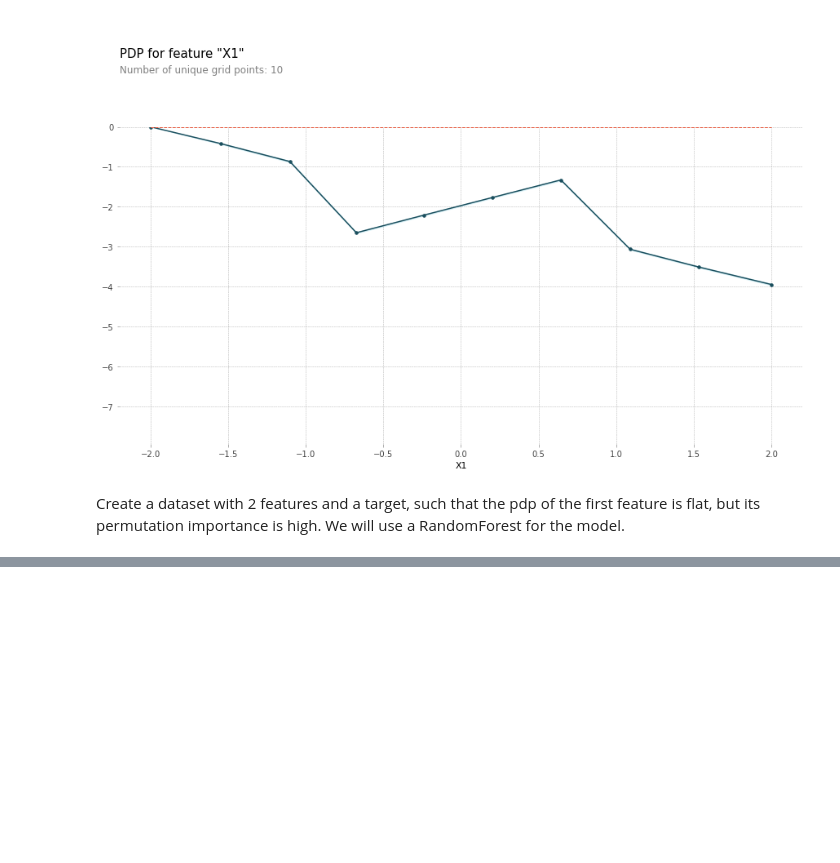
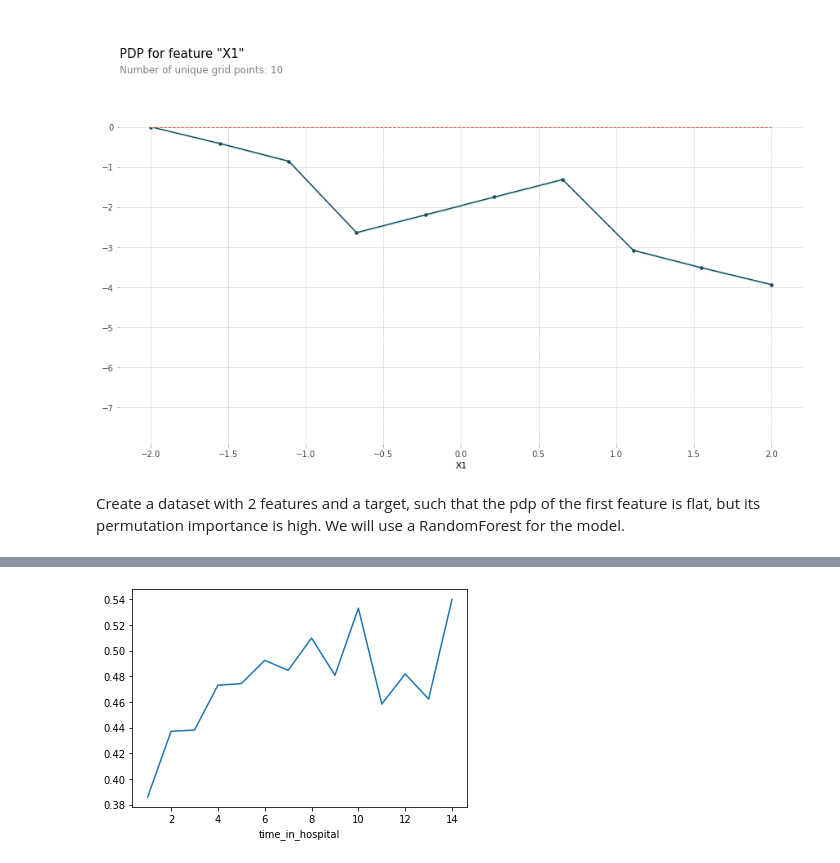
Before and after one commit to chelynl/Machine_Learning, a Jupyter notebook: ML_Explainability.ipynb, the cells around one changed output, grey strips where cells are left out. Drawn from its saved outputs; the diff is of its cells as text; code cells hidden in the pictures; blank space fills up the shorter version.

```diff
--- a/ML_Explainability.ipynb
+++ b/ML_Explainability.ipynb
@@ -630,0 +873,8 @@ eli5.show_weights(perm, feature_names = ['X1', 'X2'])
+# %%
+# Get the full training data with the target (no test data)
+all_train = pd.concat([X_train, y_train], axis=1)
+# Group by time in hospital to get average readmission rate for each time
+all_train.groupby(['time_in_hospital']).mean().readmitted.plot()
+plt.show()
+# %% [output]
+[figure, added]
```
Also changed, not shown: parts of 34 cells of this notebook.
